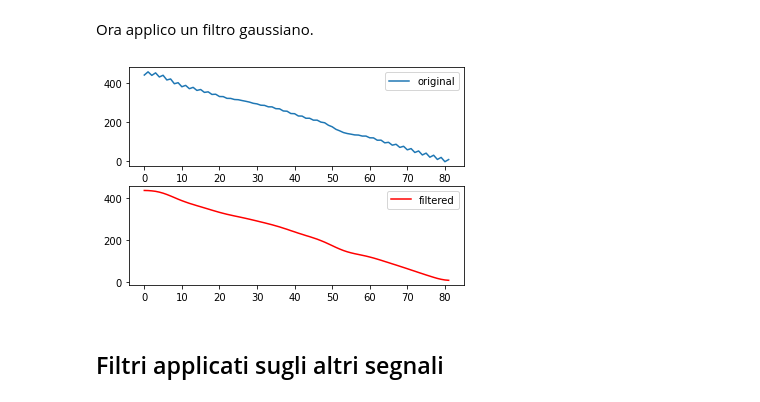
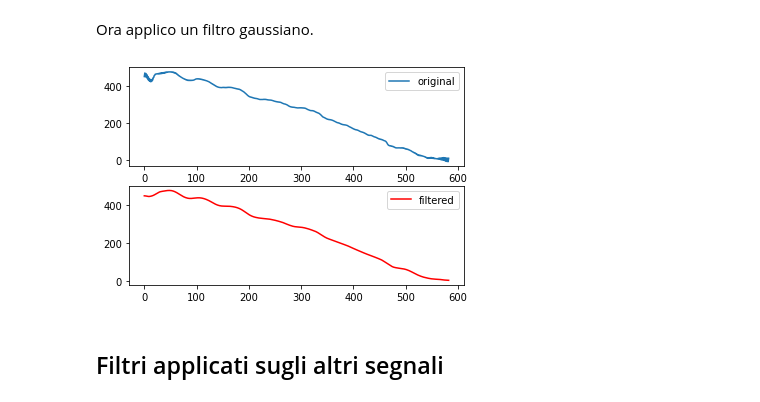
Before and after one commit to LoScarro/Fondamenti-di-Elaborazione-di-Segnali-e-Immagini, a Jupyter notebook: Pazienti/labo.ipynb, the cells around one changed output. Saved outputs shown, nothing was run; the diff lists cells and outputs as text; code cells hidden in the pictures.

```diff
--- a/Pazienti/labo.ipynb
+++ b/Pazienti/labo.ipynb
@@ -17,7 +21,7 @@ from scipy.interpolate import interp1d
 ## Carico la matrice
 # %%
 percorso="/home/davide/Documents/FESI"
-patient = '211_01_R_joints'  # nome del file (senza .mat)
+patient = '522_01_L_joints'  # nome del file (senza .mat)
 # qui metti il path al file .mat sul tuo pc (compreso .mat)
 data = loadmat(
     percorso+"/Pazienti/"+patient+".mat")
@@ -187,20 +197,20 @@ plt.plot(filt_med, 'r')
 # %% [markdown]
 Ora applico un filtro gaussiano.
 # %%
-windowg = signal.windows.gaussian(9, std=3) #cambiare valori della gaussian
+windowg = signal.windows.gaussian(23, std=10) #cambiare valori della gaussian
 windowg /= sum(windowg)
 filt = convolve1d(filt_med, windowg)
 
 plt.figure()
 plt.subplot(211)
 plt.plot(np.real(f_cut))
 plt.legend(['original'])
 plt.subplot(212)
 plt.plot(filt, 'r')
 plt.legend(['filtered'])
 plt.show()
 # %% [output]
-[figure, old version]
+[figure, new version]
 # %% [markdown]
 ## Filtri applicati sugli altri segnali
 # %% [markdown]
```
Also changed, not shown: parts of 48 cells of this notebook, 1 other file.
